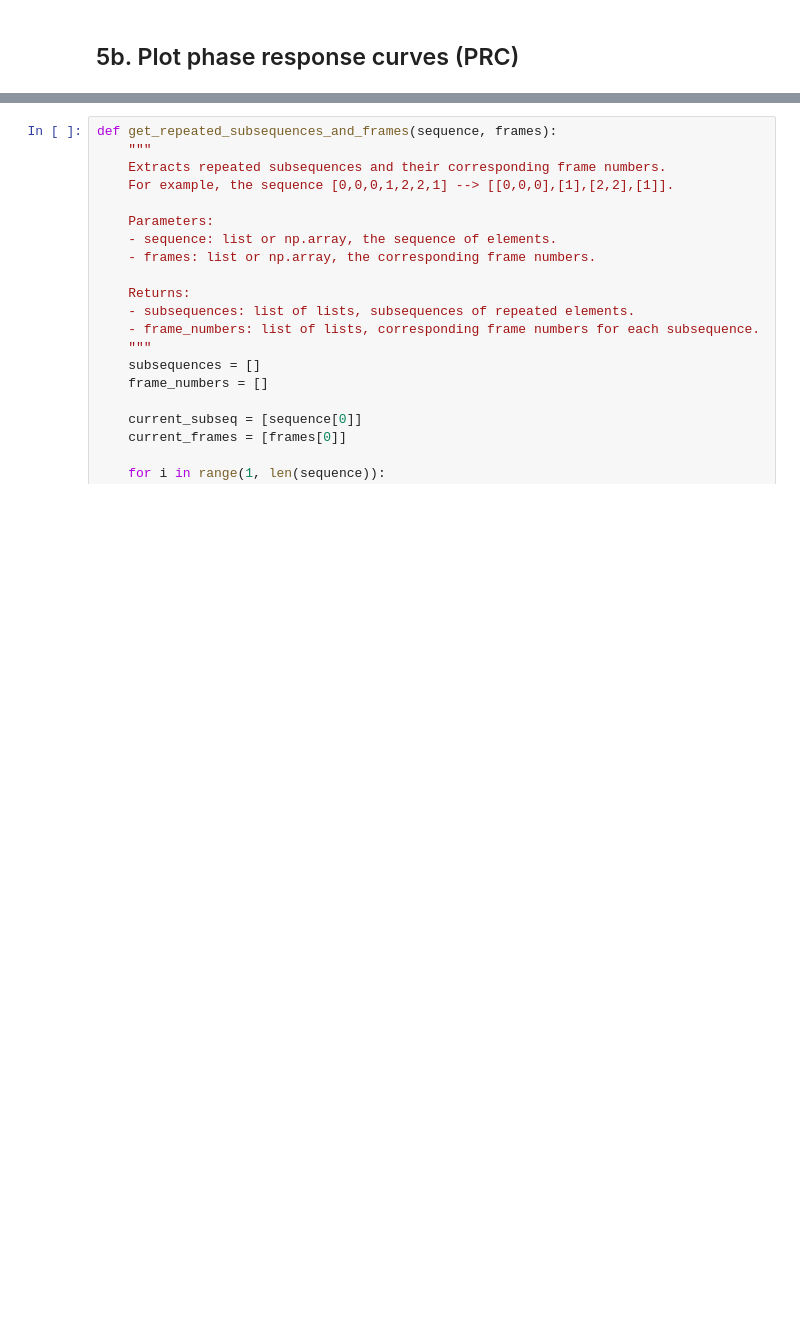
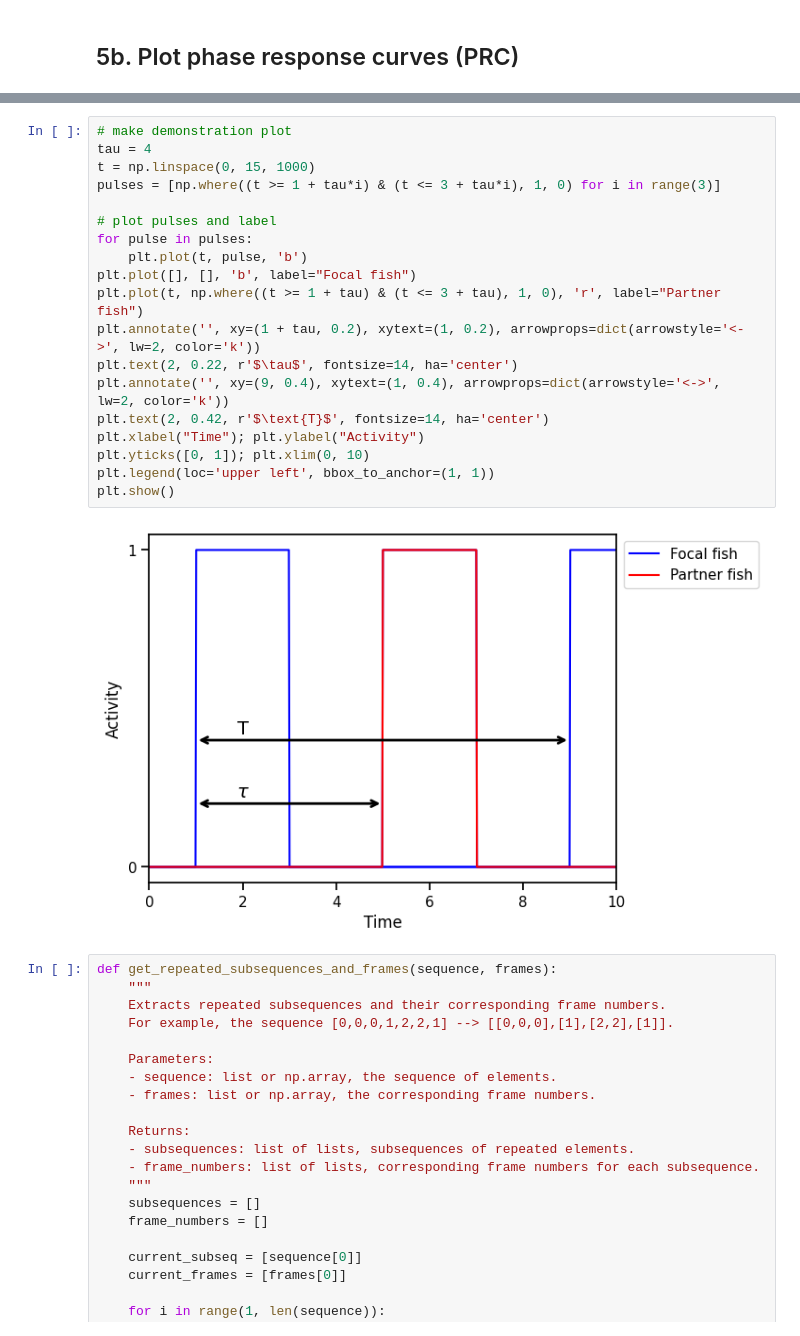
Before and after one commit to andrewlesak/dynamax, a Jupyter notebook: dynamax/hidden_markov_model/zebrafish_analysis/zebrafish_cLMHMM_analysis.ipynb, the cells around one changed output, grey strips where cells are left out. Cells and saved outputs as stored; diff of their text form; blank space fills up the shorter version.

Commit message:
add demonstration plot for PRC

```diff
--- a/dynamax/hidden_markov_model/zebrafish_analysis/zebrafish_cLMHMM_analysis.ipynb
+++ b/dynamax/hidden_markov_model/zebrafish_analysis/zebrafish_cLMHMM_analysis.ipynb
@@ -1161,3 +1159,24 @@ Next, we plot the period of the focal fish $T$ as a function of the response lag
+# %%
+# make demonstration plot
+tau = 4
+t = np.linspace(0, 15, 1000)
+pulses = [np.where((t >= 1 + tau*i) & (t <= 3 + tau*i), 1, 0) for i in range(3)]
+
+# plot pulses and label
+for pulse in pulses:
+    plt.plot(t, pulse, 'b')
+plt.plot([], [], 'b', label="Focal fish")
+plt.plot(t, np.where((t >= 1 + tau) & (t <= 3 + tau), 1, 0), 'r', label="Partner fish")
+plt.annotate('', xy=(1 + tau, 0.2), xytext=(1, 0.2), arrowprops=dict(arrowstyle='<->', lw=2, color='k'))
+plt.text(2, 0.22, r'$\tau$', fontsize=14, ha='center')
+plt.annotate('', xy=(9, 0.4), xytext=(1, 0.4), arrowprops=dict(arrowstyle='<->', lw=2, color='k'))
+plt.text(2, 0.42, r'$\text{T}$', fontsize=14, ha='center')
+plt.xlabel("Time"); plt.ylabel("Activity")
+plt.yticks([0, 1]); plt.xlim(0, 10)
+plt.legend(loc='upper left', bbox_to_anchor=(1, 1))
+plt.show()
+# %% [output]
+[figure, added]
 # %%
 def get_repeated_subsequences_and_frames(sequence, frames):
     """
```
Also changed, not shown: parts of 1 cell of this notebook.
